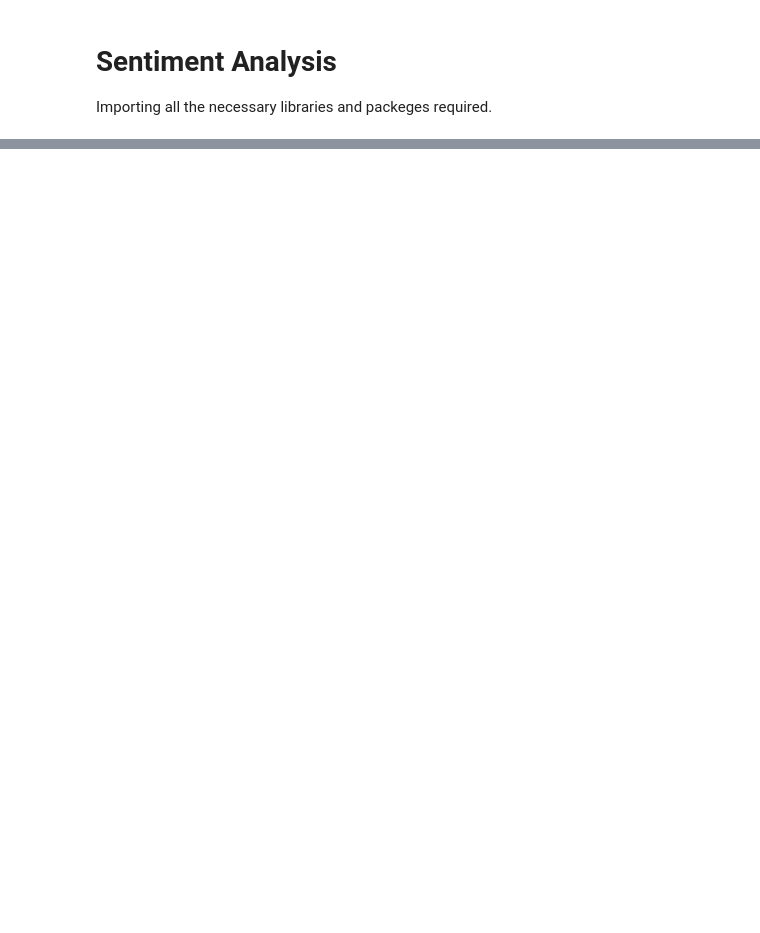
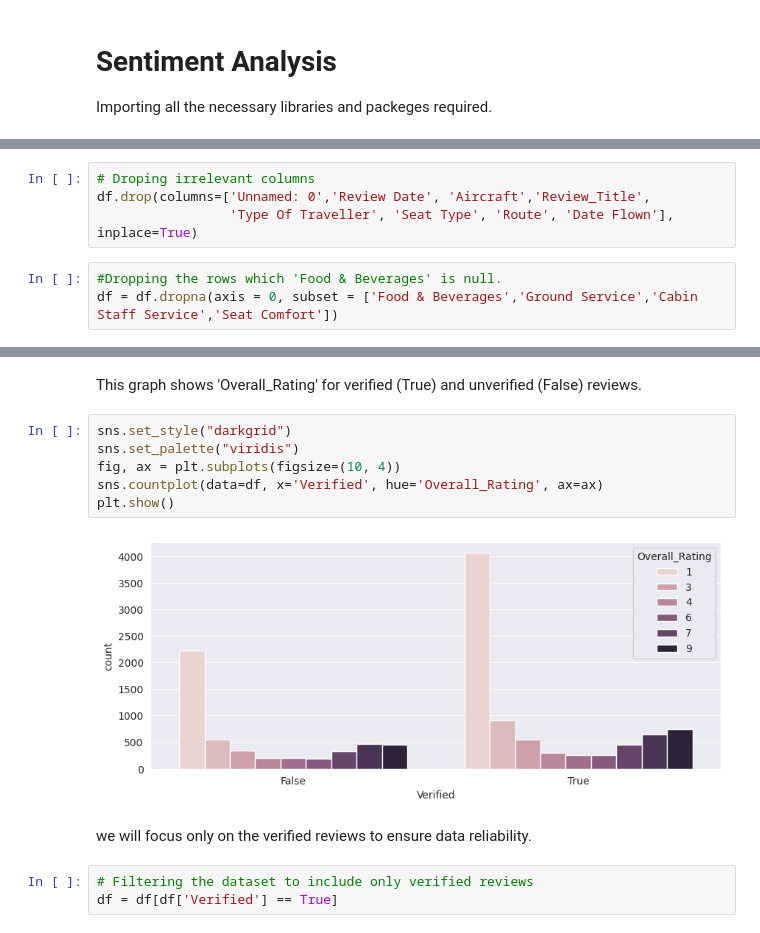
Before and after one commit to harshamathew1/Sentiment_analysis, a Jupyter notebook: project.ipynb, the cells around one changed output, grey strips where cells are left out. Drawn from its saved outputs; the diff is of its cells as text; blank space fills up the shorter version.

```diff
--- a/project.ipynb
+++ b/project.ipynb
@@ -282,0 +203,7 @@ weighted avg       0.93      0.93      0.93      2465
+# %%
+# Droping irrelevant columns
+df.drop(columns=['Unnamed: 0','Review Date', 'Aircraft','Review_Title',
+                 'Type Of Traveller', 'Seat Type', 'Route', 'Date Flown'], inplace=True)
+# %%
+#Dropping the rows which 'Food & Beverages' is null.
+df = df.dropna(axis = 0, subset = ['Food & Beverages','Ground Service','Cabin Staff Service','Seat Comfort'])
@@ -282,0 +272,15 @@ weighted avg       0.93      0.93      0.93      2465
+# %% [markdown]
+This graph shows 'Overall_Rating' for verified (True) and unverified (False) reviews.
+# %%
+sns.set_style("darkgrid")
+sns.set_palette("viridis")
+fig, ax = plt.subplots(figsize=(10, 4))
+sns.countplot(data=df, x='Verified', hue='Overall_Rating', ax=ax)
+plt.show()
+# %% [output]
+[figure, added]
+# %% [markdown]
+ we will focus only on the verified reviews to ensure data reliability.
+# %%
+# Filtering the dataset to include only verified reviews
+df = df[df['Verified'] == True]
```
Also changed, not shown: parts of 63 cells of this notebook.
